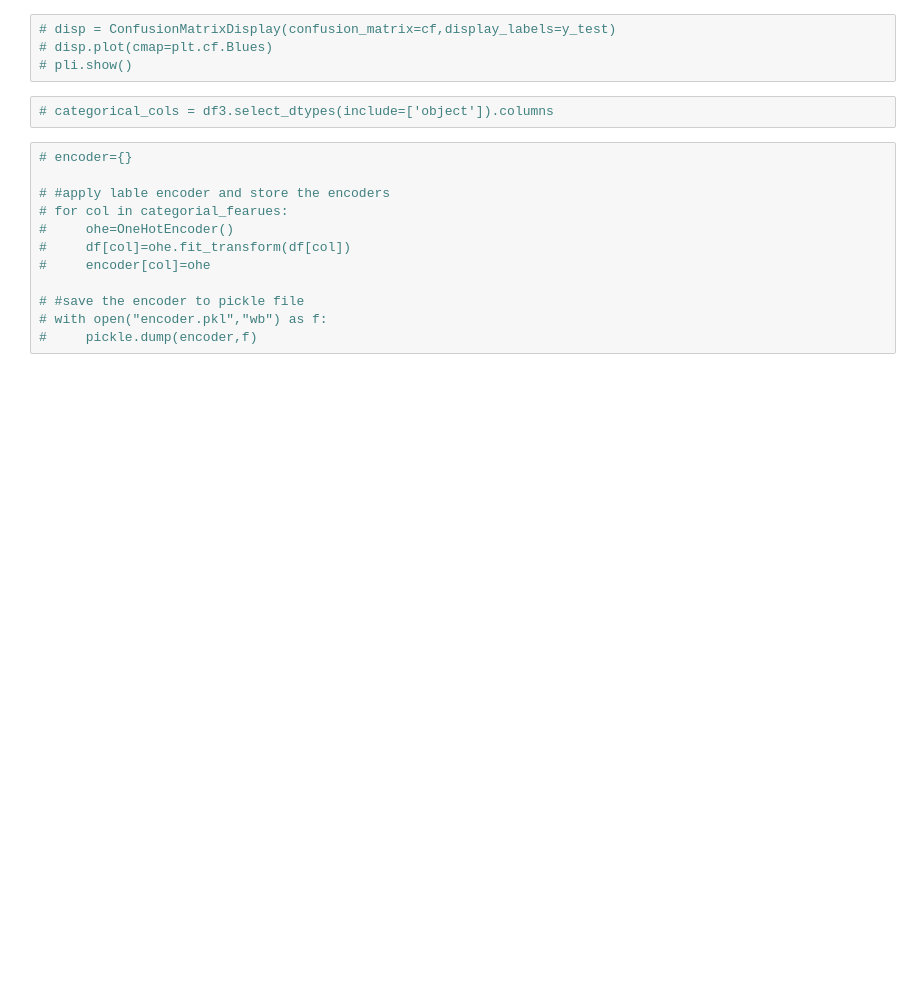
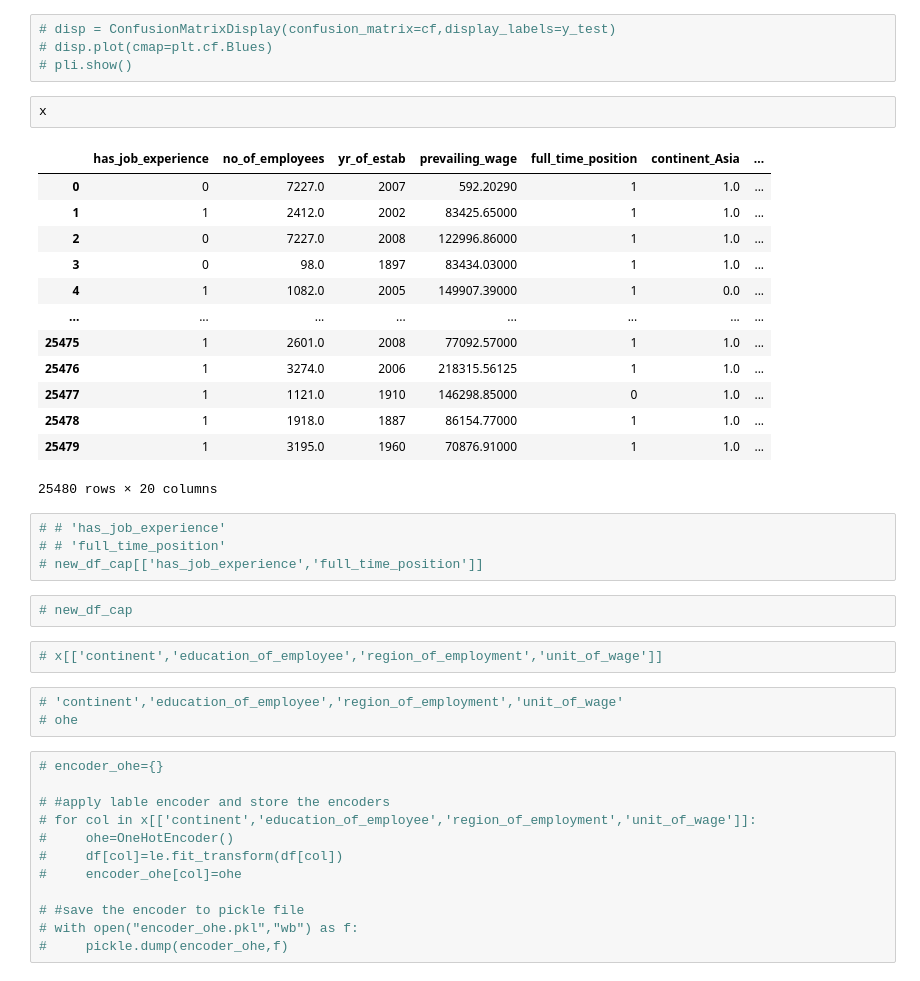
Before and after one commit to Ayankhan404/End-to-End-Visa-Analysis-project, a Jupyter notebook: Visa_Data_Analysis.ipynb, the cells around one changed output. Saved outputs shown, nothing was run; the diff lists cells and outputs as text; blank space fills up the shorter version.

```diff
--- a/Visa_Data_Analysis.ipynb
+++ b/Visa_Data_Analysis.ipynb
@@ -1424,17 +1516,42 @@ array([[2649,  772],
 # disp = ConfusionMatrixDisplay(confusion_matrix=cf,display_labels=y_test)
 # disp.plot(cmap=plt.cf.Blues)
 # pli.show()
-# %%
-# categorical_cols = df3.select_dtypes(include=['object']).columns
+# %%
+x
+# %% [output]
+|  | has_job_experience | no_of_employees | yr_of_estab | prevailing_wage | full_time_position | continent_Asia | ... |
+| 0 | 0 | 7227.0 | 2007 | 592.20290 | 1 | 1.0 | ... |
+| 1 | 1 | 2412.0 | 2002 | 83425.65000 | 1 | 1.0 | ... |
+| 2 | 0 | 7227.0 | 2008 | 122996.86000 | 1 | 1.0 | ... |
+| 3 | 0 | 98.0 | 1897 | 83434.03000 | 1 | 1.0 | ... |
+| 4 | 1 | 1082.0 | 2005 | 149907.39000 | 1 | 0.0 | ... |
+| ... | ... | ... | ... | ... | ... | ... | ... |
+| 25475 | 1 | 2601.0 | 2008 | 77092.57000 | 1 | 1.0 | ... |
+| 25476 | 1 | 3274.0 | 2006 | 218315.56125 | 1 | 1.0 | ... |
+| 25477 | 1 | 1121.0 | 1910 | 146298.85000 | 0 | 1.0 | ... |
+| 25478 | 1 | 1918.0 | 1887 | 86154.77000 | 1 | 1.0 | ... |
+| 25479 | 1 | 3195.0 | 1960 | 70876.91000 | 1 | 1.0 | ... |
+25480 rows × 20 columns
+# %%
+# # 'has_job_experience'
+# # 'full_time_position'
+# new_df_cap[['has_job_experience','full_time_position']]
+# %%
+# new_df_cap
+# %%
+# x[['continent','education_of_employee','region_of_employment','unit_of_wage']]
+# %%
+# 'continent','education_of_employee','region_of_employment','unit_of_wage'
+# ohe
 # %%
-# encoder={}
+# encoder_ohe={}
 
 # #apply lable encoder and store the encoders
-# for col in categorial_fearues:
+# for col in x[['continent','education_of_employee','region_of_employment','unit_of_wage']]:
 #     ohe=OneHotEncoder()
-#     df[col]=ohe.fit_transform(df[col])
-#     encoder[col]=ohe
+#     df[col]=le.fit_transform(df[col])
+#     encoder_ohe[col]=ohe
 
 # #save the encoder to pickle file
-# with open("encoder.pkl","wb") as f:
-#     pickle.dump(encoder,f)
+# with open("encoder_ohe.pkl","wb") as f:
+#     pickle.dump(encoder_ohe,f)
```
Also changed, not shown: parts of 38 cells of this notebook, 3 other files.
